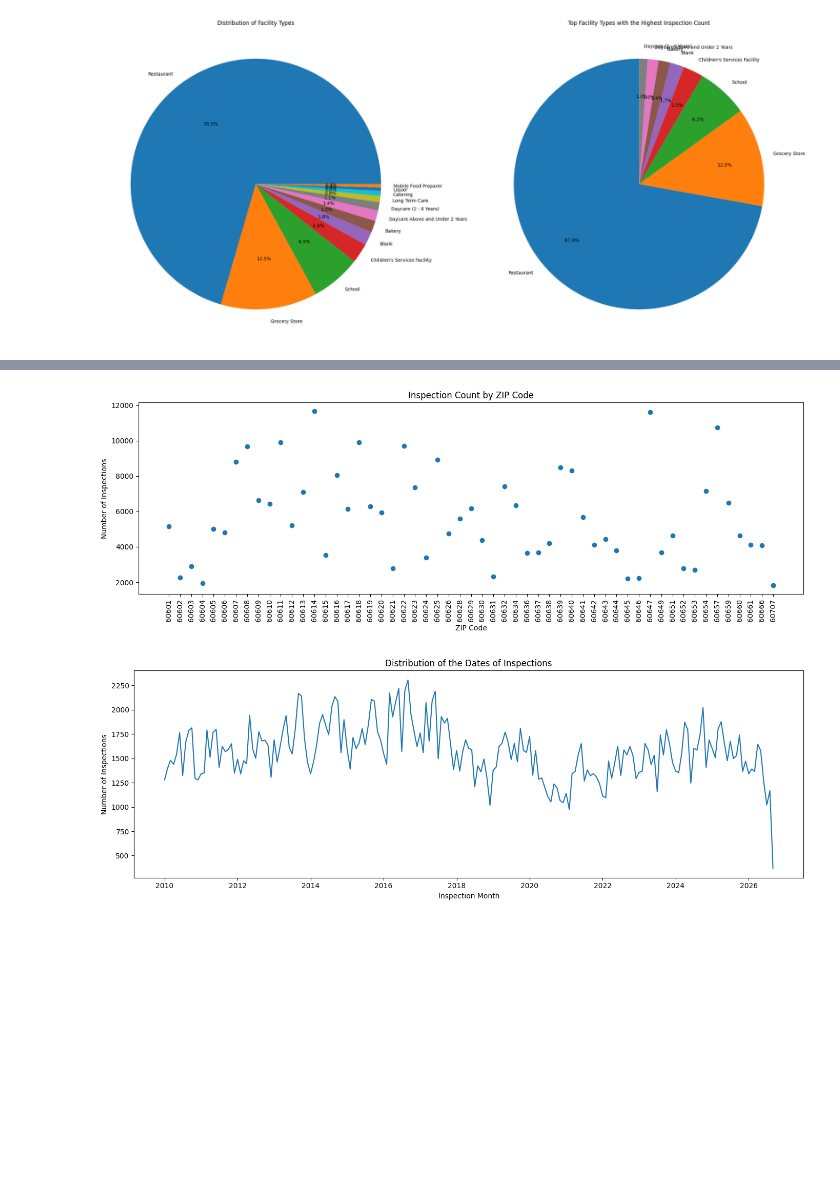
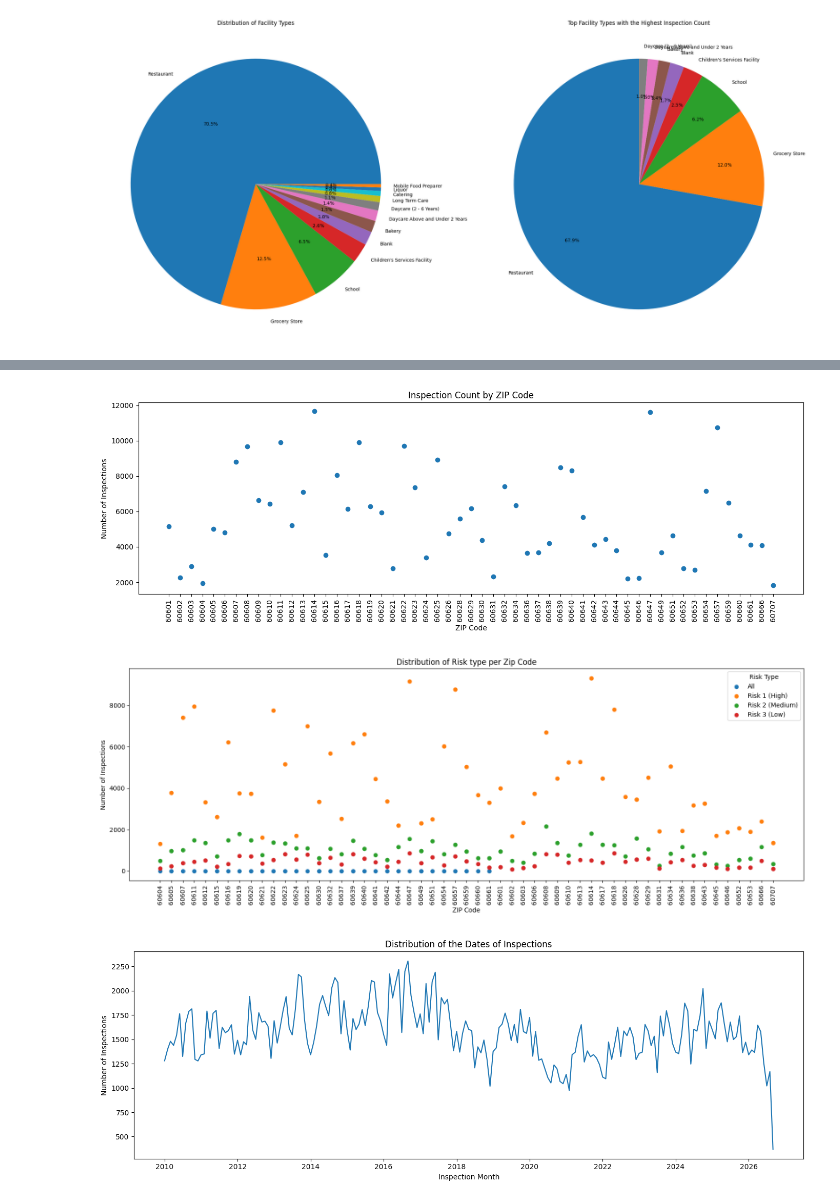
Before and after one commit to idanm-commiting/Sanitation-Project, a Jupyter notebook: Copy_of_Copy_of_Juan's_Work2.ipynb, the cells around one changed output, grey strips where cells are left out. Cells and saved outputs as stored; diff of their text form; code cells hidden in the pictures; blank space fills up the shorter version.

```diff
--- a/Copy_of_Copy_of_Juan's_Work2.ipynb
+++ b/Copy_of_Copy_of_Juan's_Work2.ipynb
@@ -74,20 +86,39 @@ plt.show()
 # %%
 zip_codes = DataFrame12["ZIP Code"].dropna().astype(str)
 zip_codes = zip_codes.str.replace(r"\.0$", "", regex=True)
 
 zip_counts = zip_codes.value_counts().sort_index()
 zip_counts = zip_counts.loc[zip_counts >= 1500]
 
 plt.figure(figsize=(14, 5))
 plt.scatter(zip_counts.index, zip_counts.values)
 plt.title("Inspection Count by ZIP Code")
 plt.xlabel("ZIP Code")
 plt.ylabel("Number of Inspections")
 plt.xticks(rotation=90)
 plt.tight_layout()
 plt.show()
+
+
+data = DataFrame12.rename(columns={"ZIP Code": "Zip"}).copy()
+data["Zip"] = data["Zip"].astype("string").str.replace(r"\.0$", "", regex=True)
+
+zip_counts = data["Zip"].value_counts()
+selected = data.loc[data["Zip"].isin(zip_counts[zip_counts > 1500].index)]
+counts = selected.groupby(["Zip", "Risk"]).size().reset_index(name="Count")
+
+plt.figure(figsize=(16, 6))
+for risk, group in counts.groupby("Risk"):plt.scatter(group["Zip"], group["Count"], label=risk)
+plt.title("Distribution of Risk type per Zip Code")
+plt.xlabel("ZIP Code")
+plt.ylabel("Number of Inspections")
+plt.xticks(rotation=90)
+plt.legend(title="Risk Type")
+plt.tight_layout()
+plt.show()
 # %% [output]
 [figure]
+[figure, added]
 # %%
 dated_inspections = DataFrame12.dropna(subset=["Record Date"]).copy()
 dated_inspections["Month"] = dated_inspections["Record Date"].dt.to_period("M")
```
Also changed, not shown: parts of 3 cells of this notebook.
